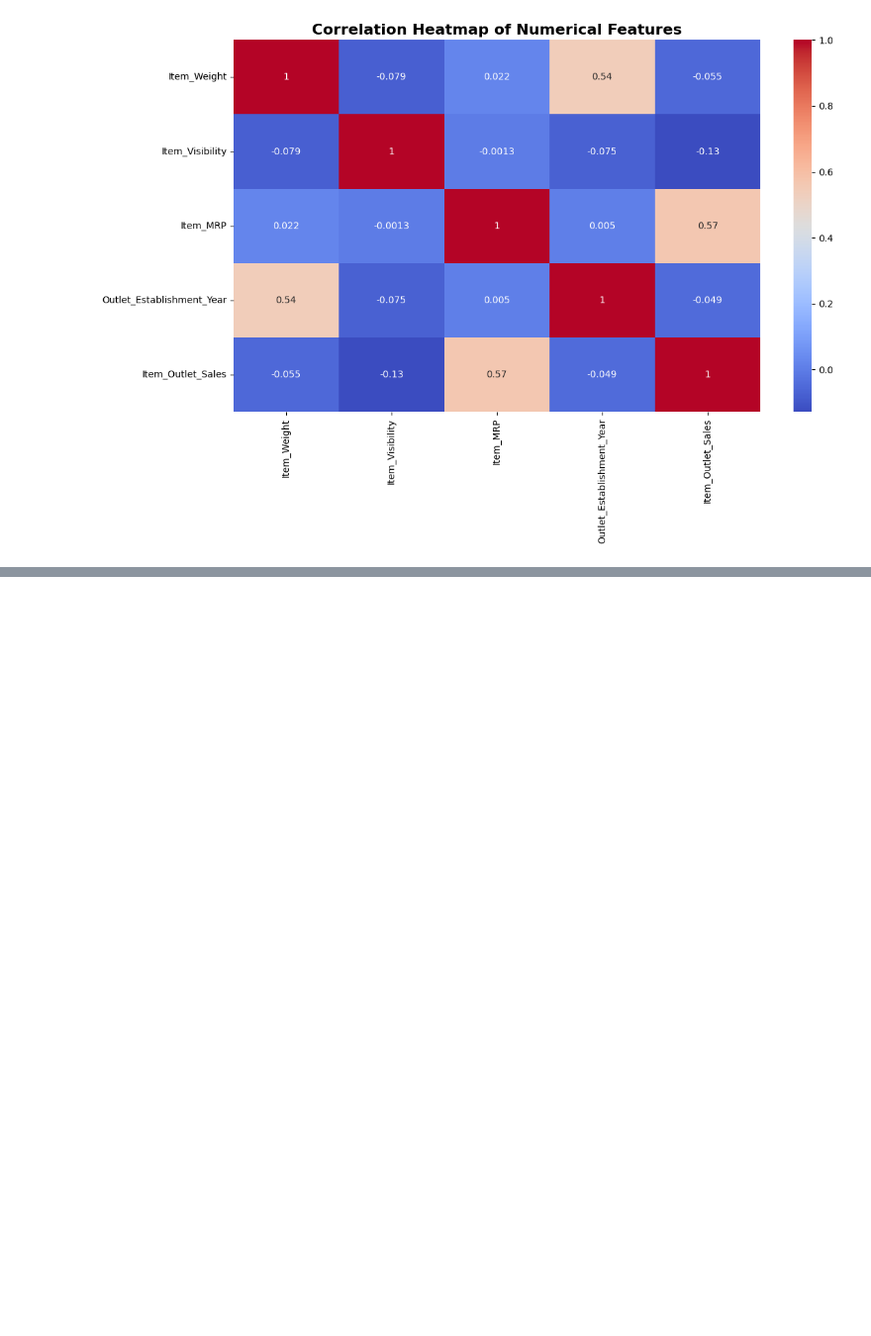
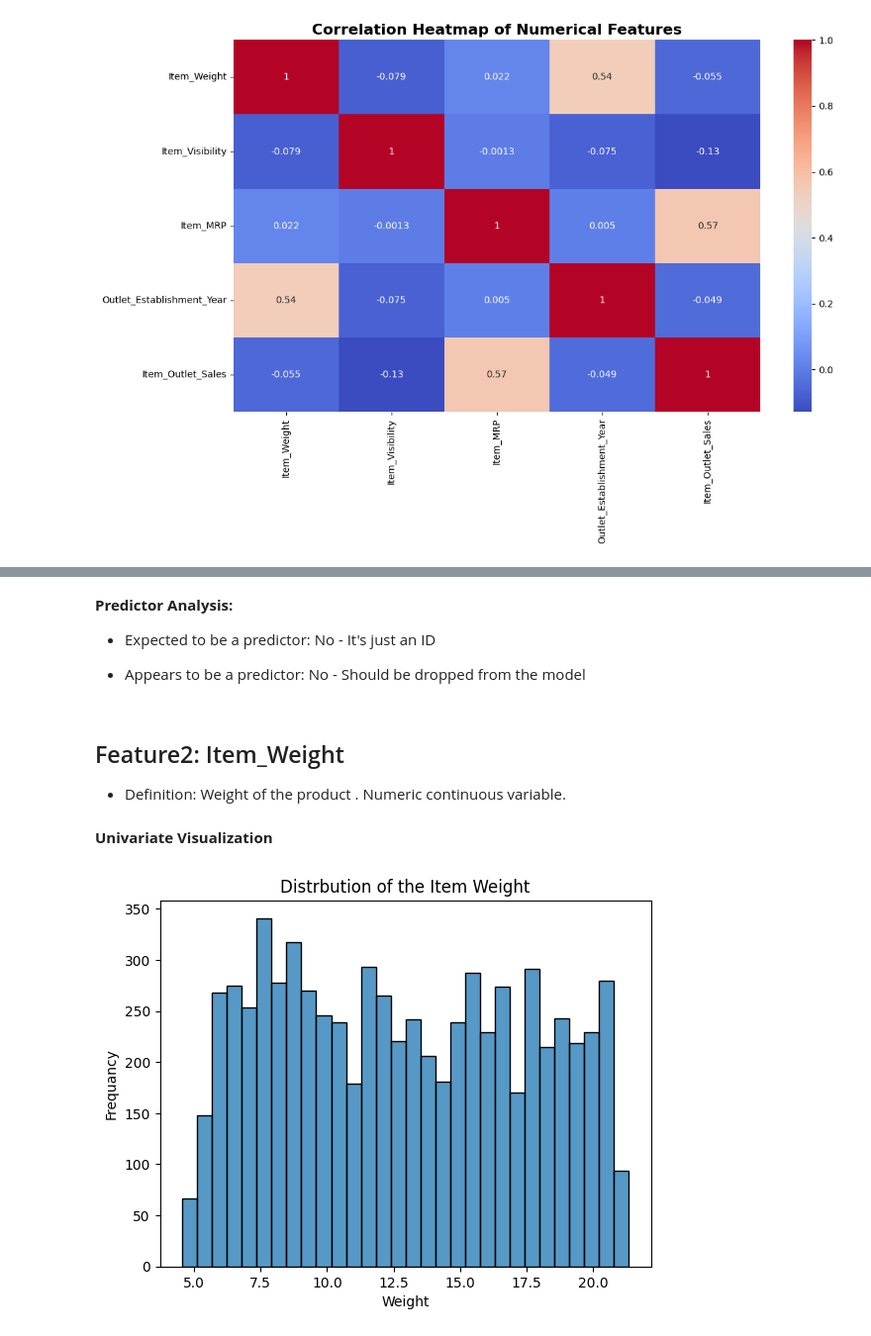
Before and after one commit to Afnankh00/Prediction-of-Product-Sales, a Jupyter notebook: Prediction_of_Product_Sales.ipynb, the cells around one changed output, grey strips where cells are left out. Shown at 99% size. Cells and saved outputs as stored; diff of their text form; code cells hidden in the pictures; blank space fills up the shorter version.

```diff
--- a/Prediction_of_Product_Sales.ipynb
+++ b/Prediction_of_Product_Sales.ipynb
@@ -410,0 +545,21 @@ plt.show()
+# %% [markdown]
+**Predictor Analysis:**
+
+- Expected to be a predictor: No - It's just an ID
+
+- Appears to be a predictor: No - Should be dropped from the model
+# %% [markdown]
+## Feature2: Item_Weight
+
+- Definition: Weight of the product . Numeric continuous variable.
+# %% [markdown]
+**Univariate Visualization**
+# %%
+plt.figure()
+sns.histplot(df['Item_Weight'], bins = 30)
+plt.title("Distrbution of the Item Weight")
+plt.xlabel("Weight")
+plt.ylabel("Frequancy")
+plt.show()
+# %% [output]
+[figure, added]
```
Also changed, not shown: parts of 88 cells of this notebook.
